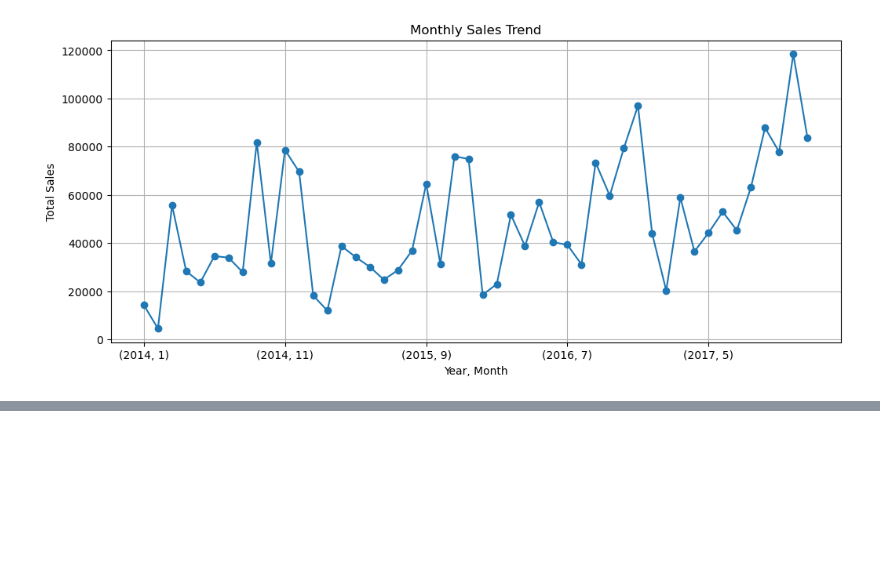
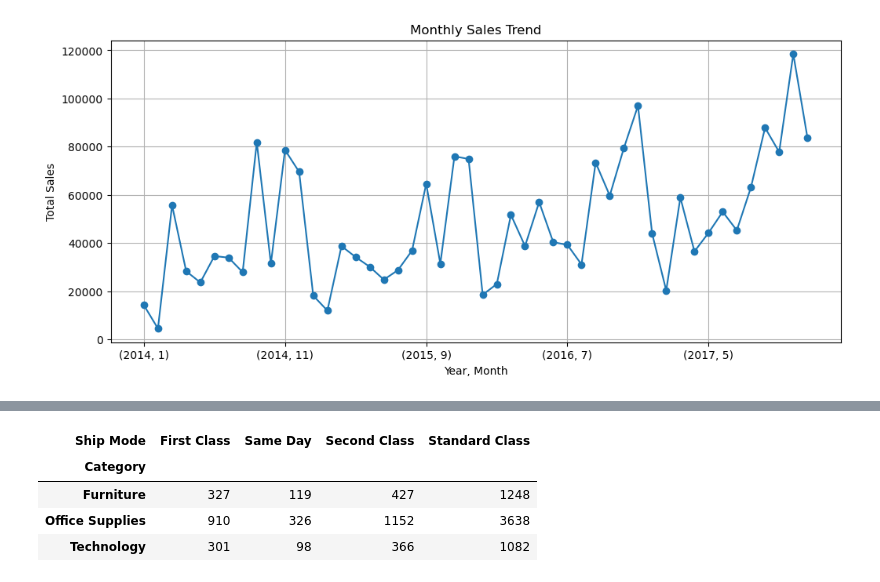
Before and after one commit to std-bibek/pandas_practice_realDataset, a Jupyter notebook: notebooks/sales_data_analysis.ipynb, the cells around one changed output, grey strips where cells are left out. Cells and saved outputs as stored; diff of their text form; code cells hidden in the pictures; blank space fills up the shorter version.

```diff
--- a/notebooks/sales_data_analysis.ipynb
+++ b/notebooks/sales_data_analysis.ipynb
@@ -235,0 +249,12 @@ plt.show()
+# %%
+pd.pivot_table(main_data,
+               index='Category',
+               columns='Ship Mode',
+               values='Order ID',
+               aggfunc='count')
+# %% [output]
+| Ship Mode | First Class | Same Day | Second Class | Standard Class |
+| Category |  |  |  |  |
+| Furniture | 327 | 119 | 427 | 1248 |
+| Office Supplies | 910 | 326 | 1152 | 3638 |
+| Technology | 301 | 98 | 366 | 1082 |
```
Also changed, not shown: parts of 7 cells of this notebook.
